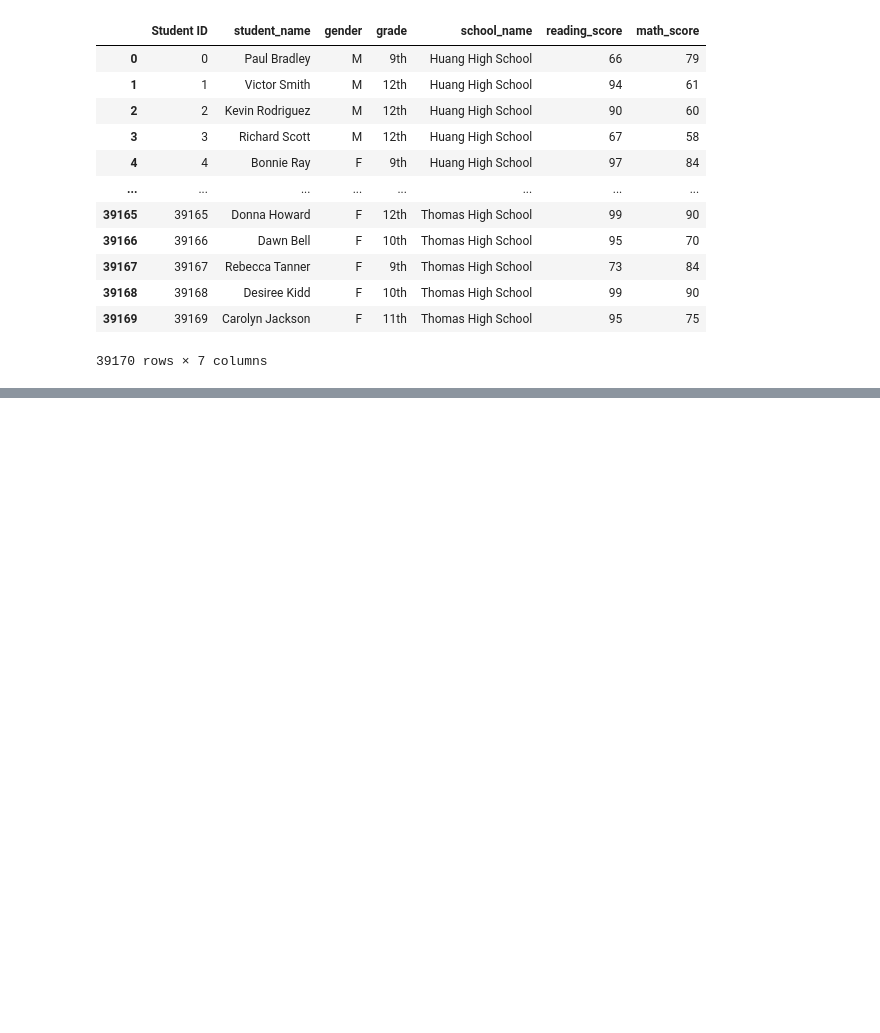
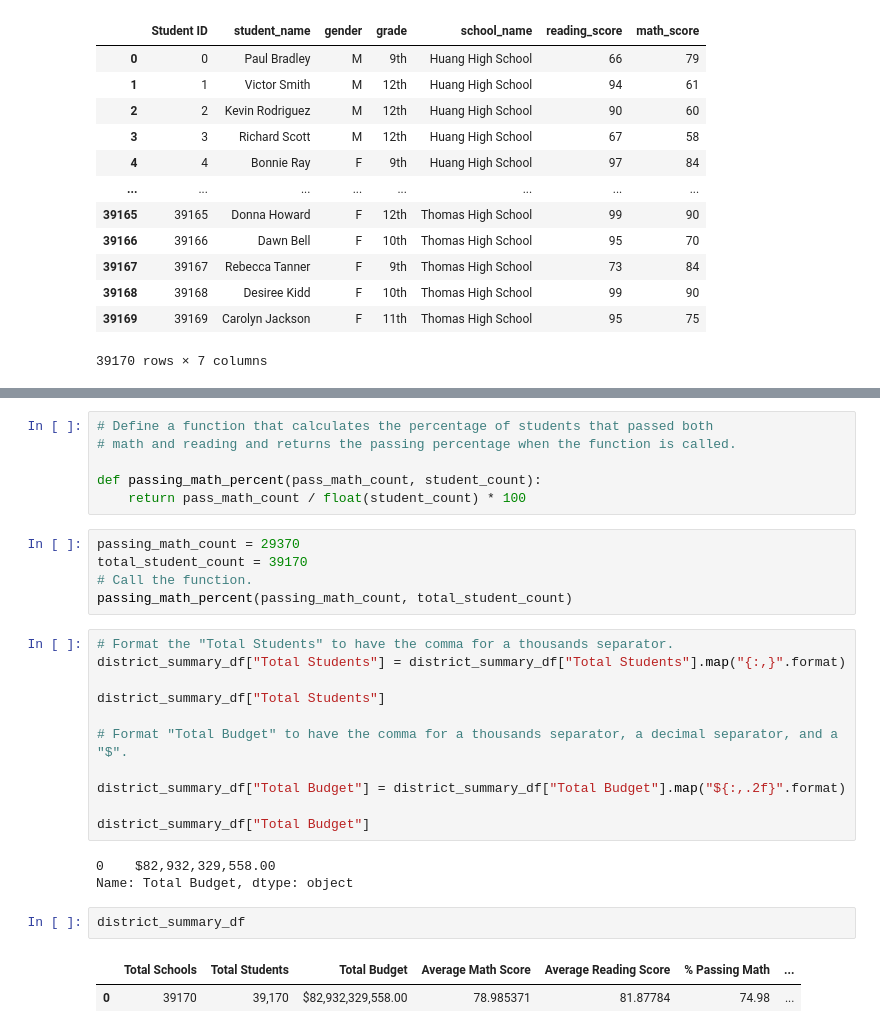
Before and after one commit to DeepaGheewala/School_District_Analysis, a Jupyter notebook: PyCitySchools.ipynb, the cells around one changed output, grey strips where cells are left out. Cells and saved outputs as stored; diff of their text form; blank space fills up the shorter version.

```diff
--- a/PyCitySchools.ipynb
+++ b/PyCitySchools.ipynb
@@ -108,0 +236,30 @@ student_data_df
+# %%
+# Define a function that calculates the percentage of students that passed both
+# math and reading and returns the passing percentage when the function is called.
+
+def passing_math_percent(pass_math_count, student_count):
+    return pass_math_count / float(student_count) * 100
+# %%
+passing_math_count = 29370
+total_student_count = 39170
+# Call the function.
+passing_math_percent(passing_math_count, total_student_count)
+# %%
+# Format the "Total Students" to have the comma for a thousands separator.
+district_summary_df["Total Students"] = district_summary_df["Total Students"].map("{:,}".format)
+
+district_summary_df["Total Students"]
+
+# Format "Total Budget" to have the comma for a thousands separator, a decimal separator, and a "$".
+
+district_summary_df["Total Budget"] = district_summary_df["Total Budget"].map("${:,.2f}".format)
+
+district_summary_df["Total Budget"]
+# %% [output]
+0    $82,932,329,558.00
+Name: Total Budget, dtype: object
+# %%
+district_summary_df
+# %% [output]
+|  | Total Schools | Total Students | Total Budget | Average Math Score | Average Reading Score | % Passing Math | ... |
+| 0 | 39170 | 39,170 | $82,932,329,558.00 | 78.985371 | 81.87784 | 74.98 | ... |
```
Also changed, not shown: parts of 11 cells of this notebook, 3 other files.
